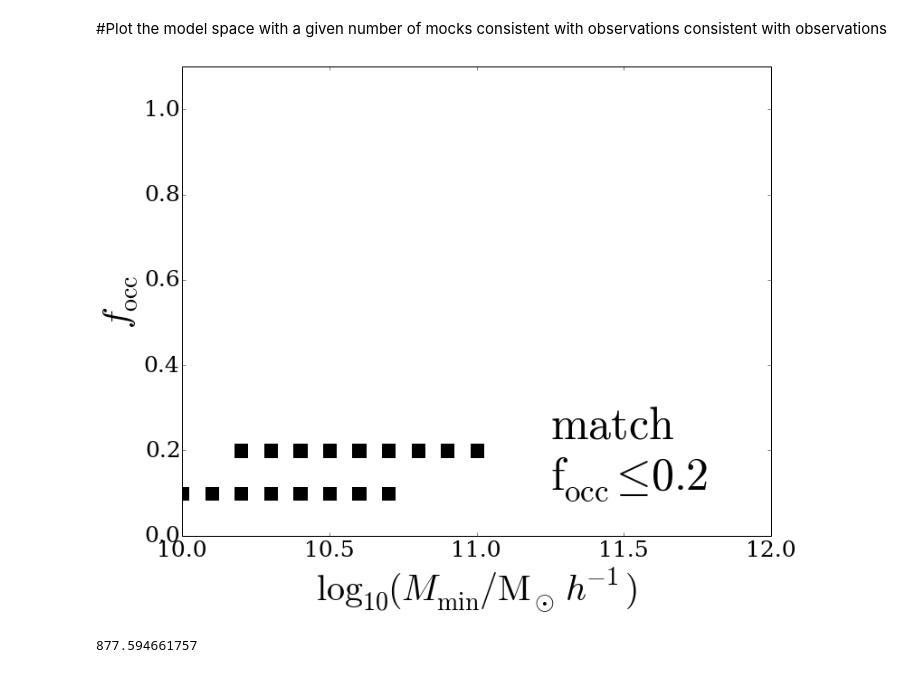
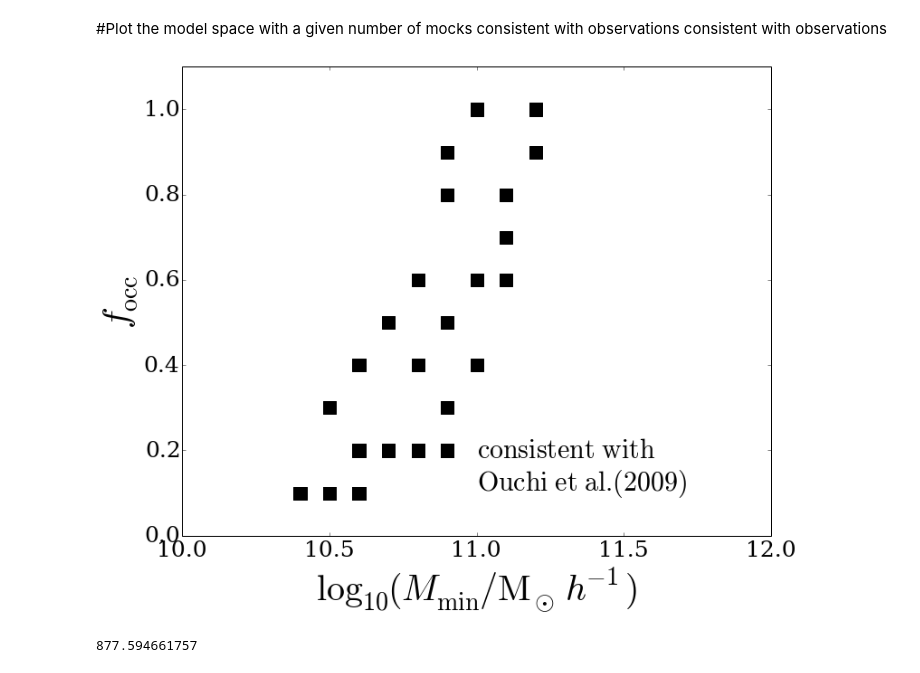
Before and after one commit to forero/CosmicVarianceLAES, a Jupyter notebook: code/paper.ipynb, the cells around one changed output. Saved outputs shown, nothing was run; the diff lists cells and outputs as text; code cells hidden in the pictures.

```diff
--- a/code/paper.ipynb
+++ b/code/paper.ipynb
@@ -548,9 +548,9 @@ def make_figure5(halo_finder, p_threshold=0.05, survey_name='match', plane='mass
 #        print line
     return 0
 # %%
-def make_figure6(plane='mass', model='meanden', obsname='ACF'):
+def make_figure6(plane='mass', obsname='ACF'):
     #load the best models
-    datafile = '../data/mock_survey/powerlaw_bestmodels_'+model+'.dat'
+    datafile = '../data/mock_survey/powerlaw_bestmodels.dat'
     best_models = loadtxt(datafile)
 
     # get the columns we care about
@@ -576,7 +576,7 @@ def make_figure6(plane='mass', model='meanden', obsname='ACF'):
     label="$\mathrm{consistent\ with}$\n$\mathrm{%s}$"%(obsname)
 
     if(plane=='mass'):
-        plt.text(10.9, 10.25, label, ha='left', fontsize=30)
+        plt.text(11.7, 10.25, label, ha='left', fontsize=30)
     else:
         plt.text(11.0, 0.1, label, ha='left', fontsize=30)
 
@@ -592,17 +592,22 @@ def make_figure6(plane='mass', model='meanden', obsname='ACF'):
 
     if(plane=='mass'):
         scatter(min_mass_data, max_mass_data,c='black', s=200.0, marker='s')
+        line_x = linspace(9.0,14.0,100)
+        line_y = line_x
+        plot(line_x, line_y, color='black')
     else:
         scatter(min_mass_data, f_occ_data,c='black', s=200.0, marker='s')
 
 
-    ax.set_xlim([10.0,12.0])
     if(plane=='mass'):
-        ax.set_ylim([10.0,13.0])
+        ax.set_ylim([10.0,13.1])
+        ax.set_xlim([10.0,13.1])
     else:
         ax.set_ylim([0.0,1.1])
+        ax.set_xlim([10.0,12.0])
 
-    filename='Fig6_%s_%s'%(model,plane)
+
+    filename='Fig6_%s'%(plane)
     savefig(filename + '.eps',format = 'eps', transparent=True)
     savefig(filename + '.pdf',format = 'pdf', transparent=True)
     savefig(filename + '.png',format = 'png', transparent=True)
@@ -735,8 +740,8 @@ Figure1b = False
 Figure2 = False
 Figure3 = False
 Figure4 = False
-Figure5 = True
-Figure6 = False
+Figure5 = False
+Figure6 = True
 Figure0 = False
 
 if Figure0:
@@ -749,38 +754,36 @@ if Figure1b:
 
 if Figure2:
     make_figure2('FOF', p_threshold=0.05, survey_name='match')
     make_figure2('FOF', p_threshold=0.05, survey_name='random')
     make_figure2('FOF', p_threshold=0.05, survey_name='full')
 
 if Figure3:
     make_figure3('FOF', p_threshold=0.05, survey_name='random')
     make_figure3('FOF', p_threshold=0.05, survey_name='match')
 
 if Figure4:
     make_figure4('FOF', p_threshold=0.05, survey_name='random')
     make_figure4('FOF', p_threshold=0.05, survey_name='match')
 
 if Figure5:
     make_figure5('FOF', p_threshold=0.05, survey_name='match', plane='mass')
     make_figure5('FOF', p_threshold=0.05, survey_name='match', plane='f_occ')
   #  make_figure5('FOF', p_threshold=0.05, survey_name='random', plane='mass')
   #  make_figure5('FOF', p_threshold=0.05, survey_name='random', plane='f_occ')
     make_figure5('FOF', p_threshold=0.05, survey_name='match', plane='mass', selection='mock_and_f_occ')
     make_figure5('FOF', p_threshold=0.05, survey_name='match', plane='f_occ', selection='mock_and_f_occ')
   #  make_figure5('FOF', p_threshold=0.05, survey_name='random', plane='mass', selection='mock_and_f_occ')
   #  make_figure5('FOF', p_threshold=0.05, survey_name='random', plane='f_occ', selection='mock_and_f_occ')
     make_figure5('FOF', p_threshold=0.05, survey_name='match', plane='mass', selection='f_occ')
     make_figure5('FOF', p_threshold=0.05, survey_name='match', plane='f_occ', selection='f_occ')
   #  make_figure5('FOF', p_threshold=0.05, survey_name='random', plane='mass', selection='f_occ')
   #  make_figure5('FOF', p_threshold=0.05, survey_name='random', plane='f_occ', selection='f_occ')
 
 if Figure6:
-    make_figure6(plane='mass', model='meanden', obsname='Ouchi\ et\ al. (2009)')
-    make_figure6(plane='f_occ', model='meanden', obsname='Ouchi\ et\ al. (2009)')
-    make_figure6(plane='mass', model='maxden', obsname='Hayashino\ et\ al.\ (2004)')
-    make_figure6(plane='f_occ', model='maxden', obsname='Hayashino\ et\ al.\ (2004)')
+    make_figure6(plane='mass', obsname='Ouchi\ et\ al. (2009)')
+    make_figure6(plane='f_occ', obsname='Ouchi\ et\ al. (2009)')
 # %% [output]
-[figure, old version]
+[figure, new version]
 # %%
 delta_x  = 46.0
 delta_y = 35.0
```
